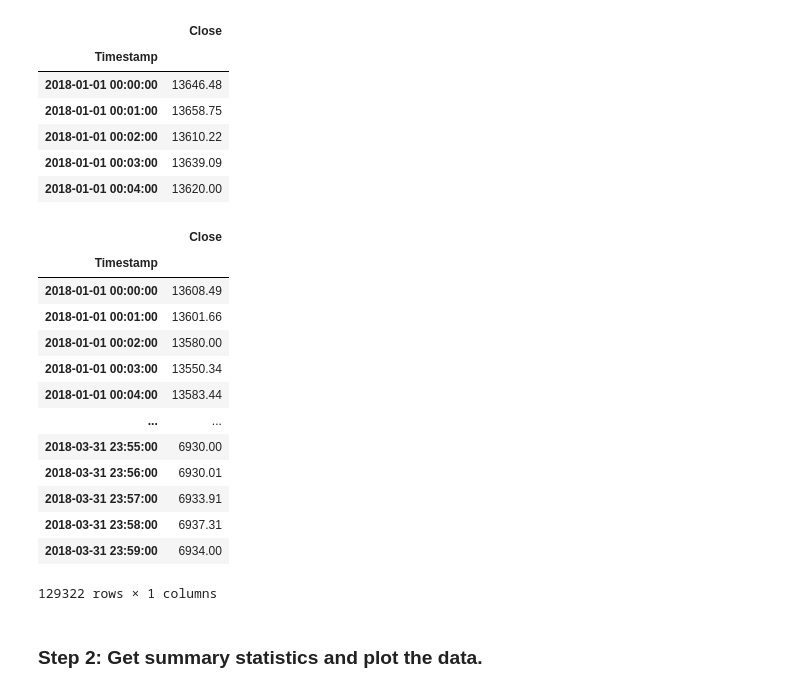
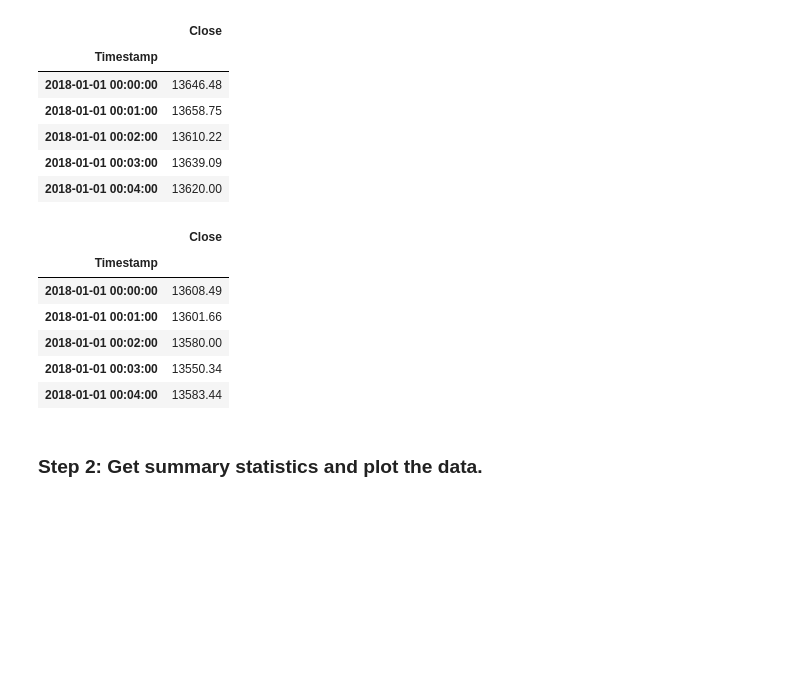
Before and after one commit to AnaIitico/bitcoin_arbitrage, a Jupyter notebook: crypto_arbitrage.ipynb, the cells around one changed output. Cells and saved outputs as stored; diff of their text form; code cells hidden in the pictures; blank space fills up the shorter version.

```diff
--- a/crypto_arbitrage.ipynb
+++ b/crypto_arbitrage.ipynb
@@ -257,24 +267,17 @@ bitstamp_sliced.head()
 # %%
 # Use loc or iloc to select `Timestamp (the index)` and `Close` from coinbase DataFrame
 coinbase_sliced=coinbase.iloc[:,[3]]
 coinbase_sliced=coinbase.loc[:,['Close']]
 # Review the first five rows of the DataFrame
-coinbase_sliced#.head()
+coinbase_sliced.head()
 # %% [output]
 |  | Close |
 | Timestamp |  |
 | 2018-01-01 00:00:00 | 13608.49 |
 | 2018-01-01 00:01:00 | 13601.66 |
 | 2018-01-01 00:02:00 | 13580.00 |
 | 2018-01-01 00:03:00 | 13550.34 |
 | 2018-01-01 00:04:00 | 13583.44 |
-| ... | ... |
-| 2018-03-31 23:55:00 | 6930.00 |
-| 2018-03-31 23:56:00 | 6930.01 |
-| 2018-03-31 23:57:00 | 6933.91 |
-| 2018-03-31 23:58:00 | 6937.31 |
-| 2018-03-31 23:59:00 | 6934.00 |
-129322 rows × 1 columns
 # %% [markdown]
 ### Step 2: Get summary statistics and plot the data.
 # %%
```
Also changed, not shown: parts of 15 cells of this notebook.
